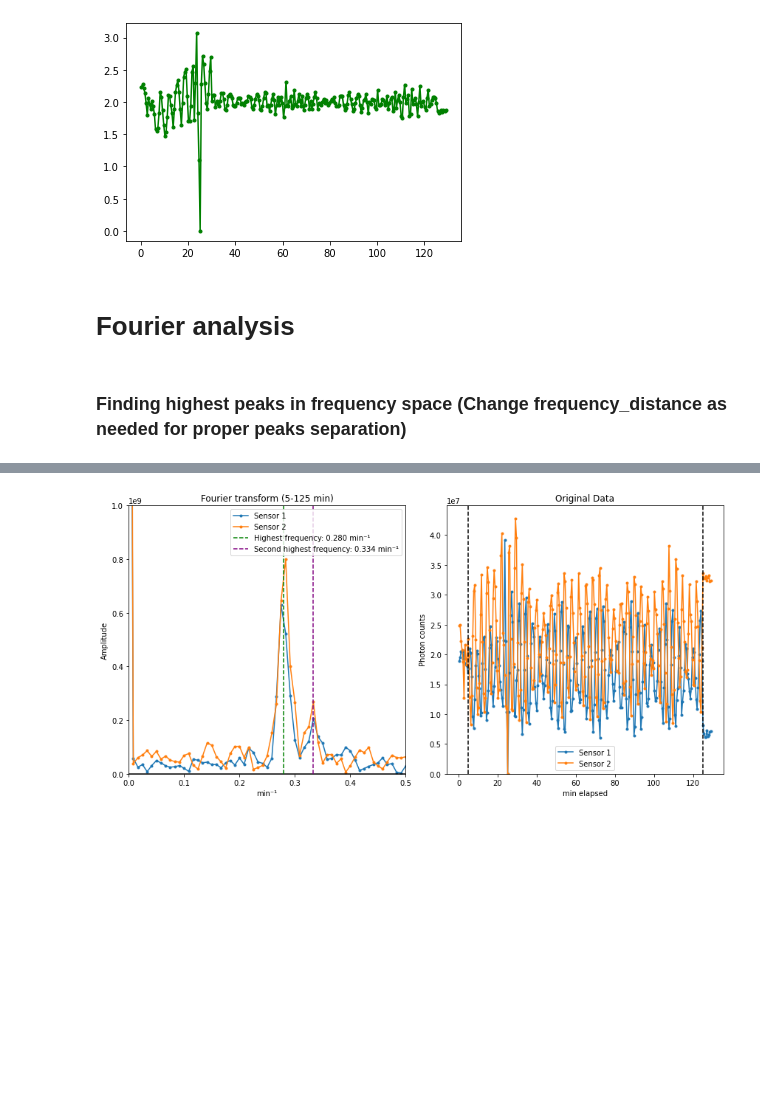
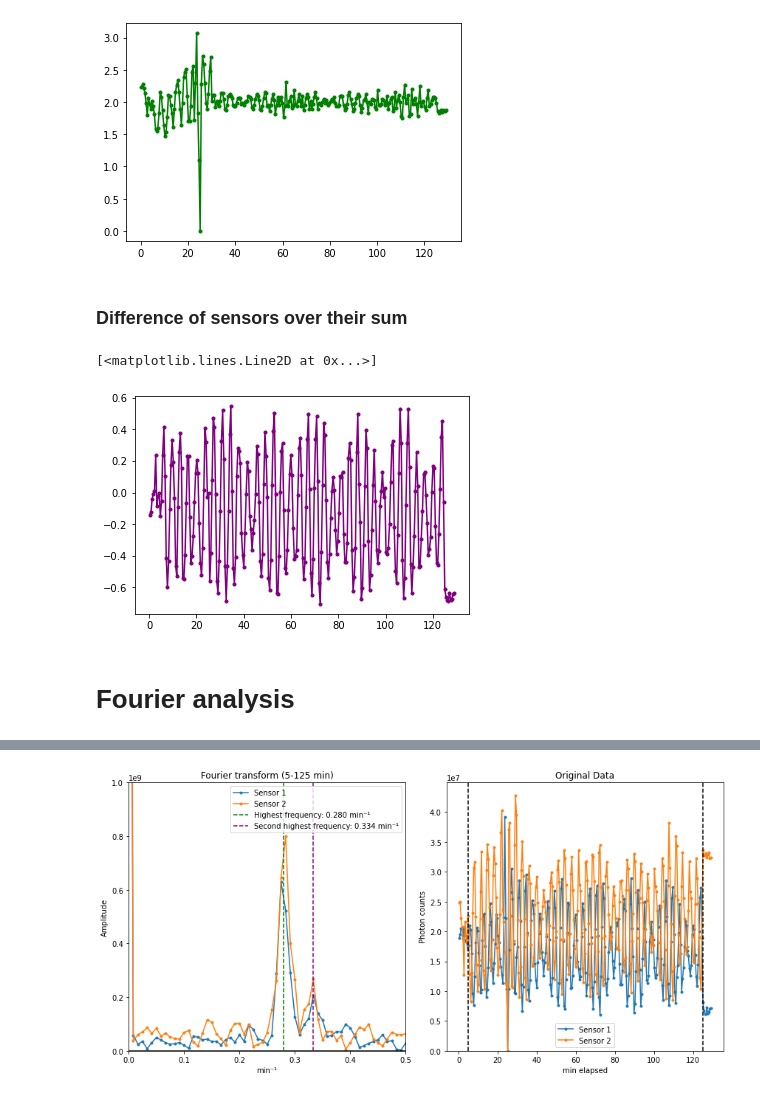
Before and after one commit to evank343/MachZhenderInterferometer, a Jupyter notebook: QuTAG_di_analysis_template_V2.ipynb, the cells around one changed output, grey strips where cells are left out. Drawn from its saved outputs; the diff is of its cells as text; code cells hidden in the pictures; blank space fills up the shorter version.

Commit message:
Added difference over sum plots
The difference over sum fft plot's peaks are different than the fft peaks from the standard data

```diff
--- a/QuTAG_di_analysis_template_V2.ipynb
+++ b/QuTAG_di_analysis_template_V2.ipynb
@@ -130,6 +130,17 @@ plt.plot(bin_centers_rt, hist_vals_1 / np.average(hist_vals_1) + hist_vals_2 / n
 plt.show()
 # %% [output]
 [figure]
+# %% [markdown]
+### Difference of sensors over their sum
+# %%
+diff_over_sum = (hist_vals_1 - hist_vals_2) / (hist_vals_1 + hist_vals_2)
+diff_over_sum[np.isnan(diff_over_sum)] = 0 # Replacing possible divide by 0 nan values with 0
+
+plt.plot(bin_centers_rt, diff_over_sum, marker='.', color='Purple')
+#plt.xlim(20, 60)
+# %% [output]
+[<matplotlib.lines.Line2D at 0x...>]
+[figure, added]
 # %% [markdown]
 # Fourier analysis
 # %%
@@ -139,5 +150,3 @@ signal_2 = hist_vals_2[start_index:end_index]
 fft_1 = np.fft.fft(signal_1)
 fft_2 = np.fft.fft(signal_2)
 frequencies = np.fft.fftfreq(len(signal_1), bin_centers_rt[1] - bin_centers_rt[0])
-# %% [markdown]
-### Finding highest peaks in frequency space (Change frequency_distance as needed for proper peaks separation)
```
Also changed, not shown: parts of 15 cells of this notebook.
